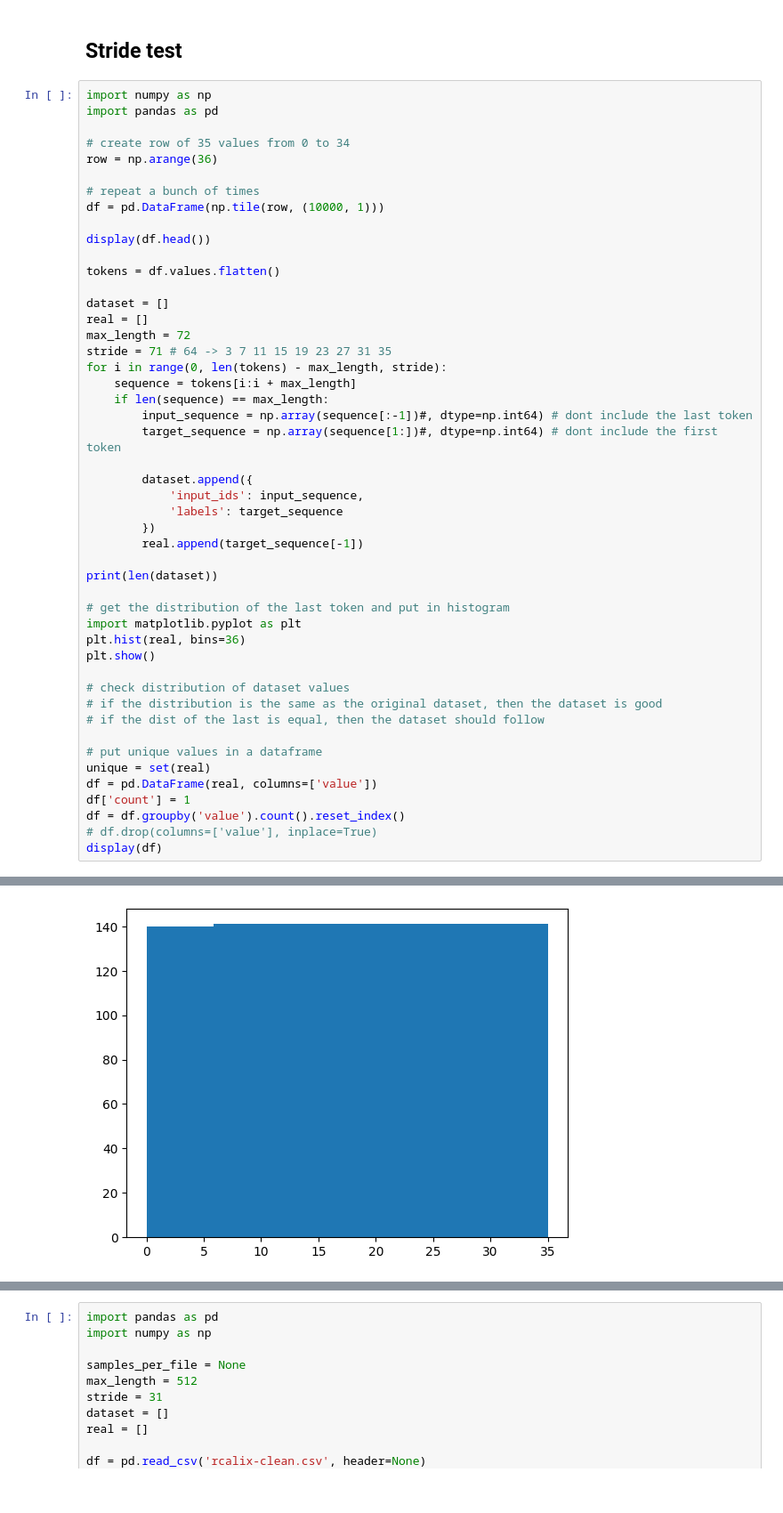
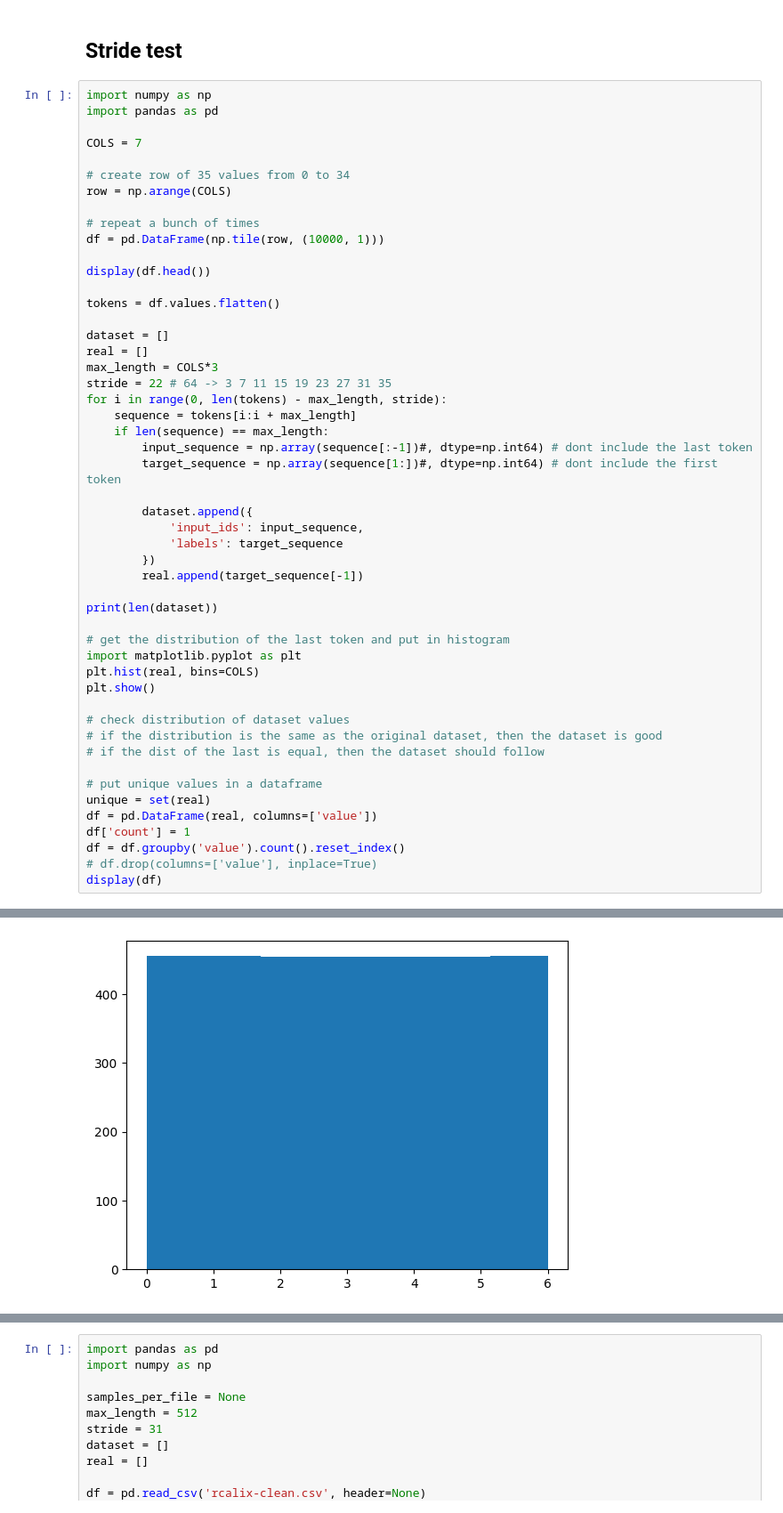
Before and after one commit to JoeyShapiro/GPT-Scratch-TimeSeries, a Jupyter notebook: data.ipynb, the cells around one changed output, grey strips where cells are left out. Shown at 89% size. Drawn from its saved outputs; the diff is of its cells as text.

```diff
--- a/data.ipynb
+++ b/data.ipynb
@@ -167,8 +167,10 @@ Original value: 12.0 Normalized value: 66.31084498106827
 import numpy as np
 import pandas as pd
 
+COLS = 7
+
 # create row of 35 values from 0 to 34
-row = np.arange(36)
+row = np.arange(COLS)
 
 # repeat a bunch of times
 df = pd.DataFrame(np.tile(row, (10000, 1)))
@@ -179,8 +181,8 @@ tokens = df.values.flatten()
 
 dataset = []
 real = []
-max_length = 72
-stride = 71 # 64 -> 3 7 11 15 19 23 27 31 35
+max_length = COLS*3
+stride = 22 # 64 -> 3 7 11 15 19 23 27 31 35
 for i in range(0, len(tokens) - max_length, stride):
     sequence = tokens[i:i + max_length]
     if len(sequence) == max_length:
@@ -197,7 +199,7 @@ print(len(dataset))
 
 # get the distribution of the last token and put in histogram
 import matplotlib.pyplot as plt
-plt.hist(real, bins=36)
+plt.hist(real, bins=COLS)
 plt.show()
 
 # check distribution of dataset values
@@ -223,2 +224,2 @@ display(df)
-[figure, old version]
+[figure, new version]
 |  | value | count |
```
Also changed, not shown: parts of 5 cells of this notebook, 3 other files.
